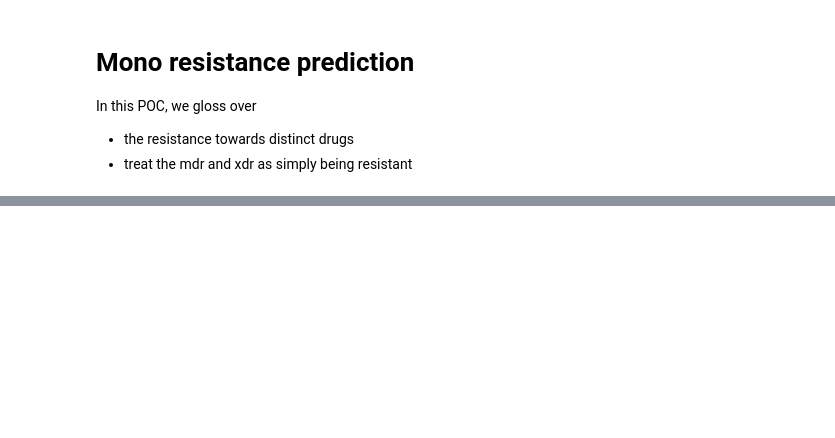
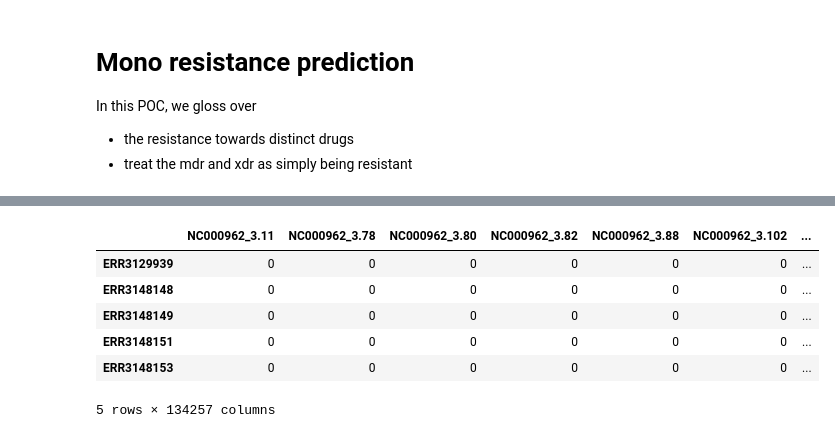
Before and after one commit to abhi18av/drug-resistance-prediction-cambiohack, a Jupyter notebook: src/notebooks/mono_resistance_analysis.ipynb, the cells around one changed output, grey strips where cells are left out. Cells and saved outputs as stored; diff of their text form; code cells hidden in the pictures; blank space fills up the shorter version.

```diff
--- a/src/notebooks/mono_resistance_analysis.ipynb
+++ b/src/notebooks/mono_resistance_analysis.ipynb
@@ -81 +109,11 @@ final_df.head()
+# %%
+mono_resistance_df.head()
+# %% [output]
+|  | NC000962_3.11 | NC000962_3.78 | NC000962_3.80 | NC000962_3.82 | NC000962_3.88 | NC000962_3.102 | ... |
+| ERR3129939 | 0 | 0 | 0 | 0 | 0 | 0 | ... |
+| ERR3148148 | 0 | 0 | 0 | 0 | 0 | 0 | ... |
+| ERR3148149 | 0 | 0 | 0 | 0 | 0 | 0 | ... |
+| ERR3148151 | 0 | 0 | 0 | 0 | 0 | 0 | ... |
+| ERR3148153 | 0 | 0 | 0 | 0 | 0 | 0 | ... |
+5 rows × 134257 columns
 # %%
```
Also changed, not shown: parts of 9 cells of this notebook, 4 other files.
